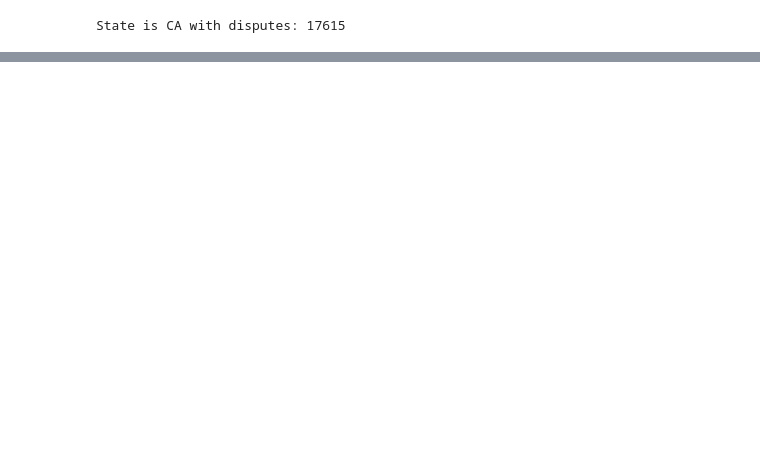
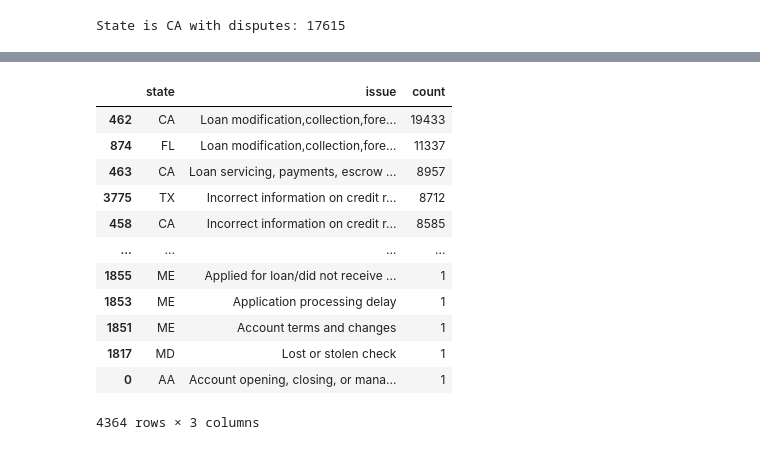
Before and after one commit to quantillinois/data-oa, a Jupyter notebook: consumer_analysis.ipynb, the cells around one changed output, grey strips where cells are left out. Cells and saved outputs as stored; diff of their text form; code cells hidden in the pictures; blank space fills up the shorter version.

```diff
--- a/consumer_analysis.ipynb
+++ b/consumer_analysis.ipynb
@@ -32,0 +105,16 @@ State is CA with disputes: 17615
+# %%
+a.sort_values(by = 'count', ascending = False)
+# %% [output]
+|  | state | issue | count |
+| 462 | CA | Loan modification,collection,fore... | 19433 |
+| 874 | FL | Loan modification,collection,fore... | 11337 |
+| 463 | CA | Loan servicing, payments, escrow ... | 8957 |
+| 3775 | TX | Incorrect information on credit r... | 8712 |
+| 458 | CA | Incorrect information on credit r... | 8585 |
+| ... | ... | ... | ... |
+| 1855 | ME | Applied for loan/did not receive ... | 1 |
+| 1853 | ME | Application processing delay | 1 |
+| 1851 | ME | Account terms and changes | 1 |
+| 1817 | MD | Lost or stolen check | 1 |
+| 0 | AA | Account opening, closing, or mana... | 1 |
+4364 rows × 3 columns
```
Also changed, not shown: parts of 5 cells of this notebook.
